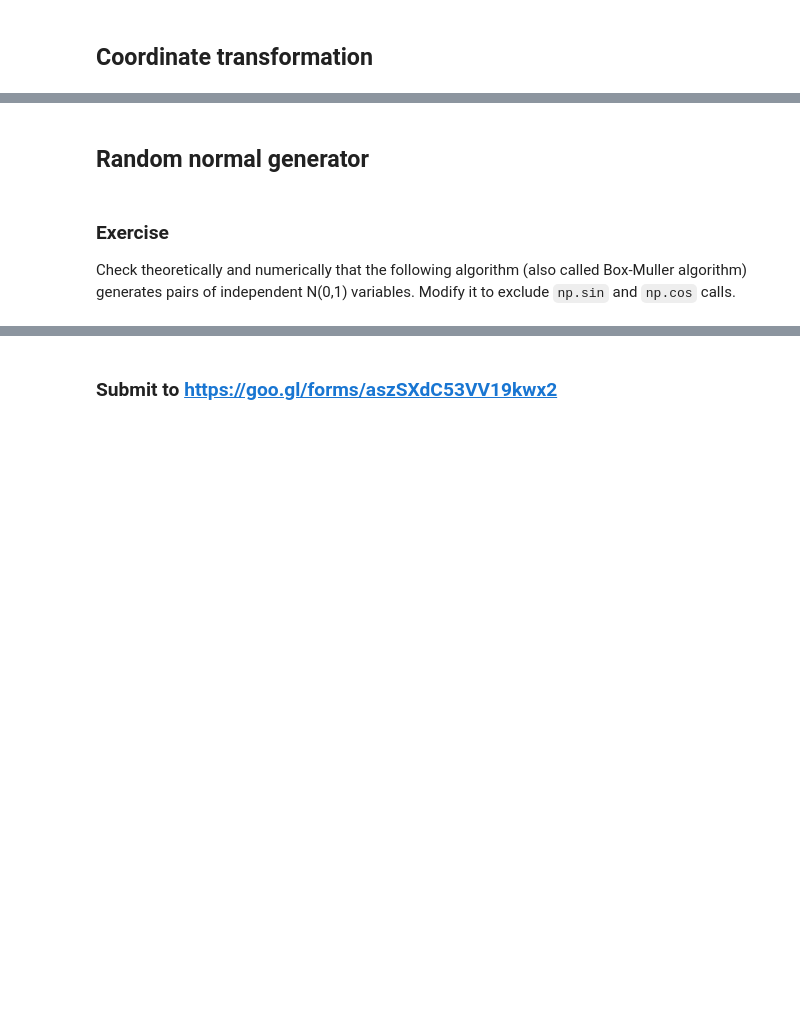
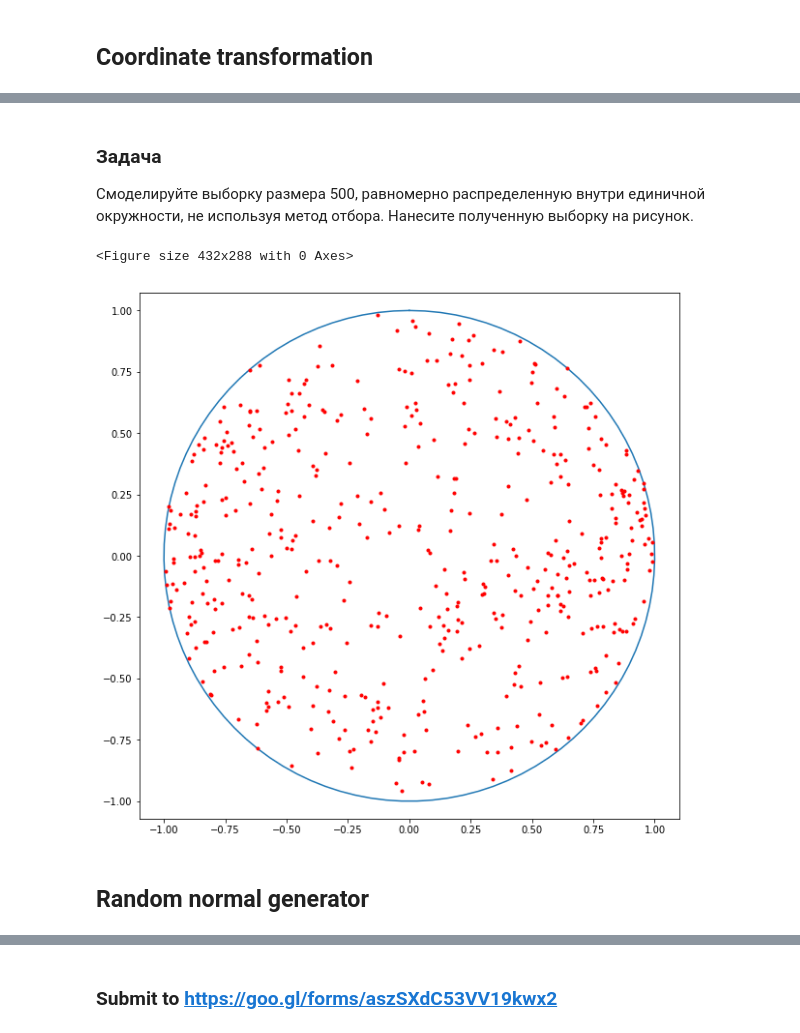
Before and after one commit to DzhamilyaS/practice, a Jupyter notebook: Homework5.ipynb, the cells around one changed output, grey strips where cells are left out. Cells and saved outputs as stored; diff of their text form; code cells hidden in the pictures; blank space fills up the shorter version.

````diff
--- a/Homework5.ipynb
+++ b/Homework5.ipynb
@@ -224,0 +274,33 @@ plt.show()
+# %% [markdown]
+### Задача
+Смоделируйте выборку размера 500, равномерно распределенную внутри единичной окружности, не используя метод отбора. Нанесите полученную выборку на рисунок.
+# %%
+from matplotlib.patches import Circle
+
+plt.figure()
+plt.figure(figsize=(10,10))
+
+def rng(m=2**32, a=1103515245, c=12345):
+    rng.current = (a * rng.current + c) % m
+    return rng.current / m
+rng.current = 1
+countUni = 500
+
+t = np.linspace(0, 2 * np.pi, 100)
+p1 = plt.plot(np.sin(t), np.cos(t))
+plt.axis('equal')
+
+#Генерируем равномерное распределение на отрезке от -1 до 1 - это положение точки икс
+rngx = [(rng() * 2 - 1) for i in range(countUni)]
+#Создаём функцию, генерирующую случайную точку на отрезке от -sqrt(1 - x^2) до +sqrt(1 - x^2) - это наш игрэк
+def rngR(x):
+    t = math.sqrt(1 - x**2)
+    return (rng() * 2 * t - t)
+for i in range(countUni):
+    temp  = rngR(rngx[i])
+    p2 = plt.plot(rngx[i], temp, 'r.', alpha = 1.0)
+
+plt.show()
+# %% [output]
+<Figure size 432x288 with 0 Axes>
+[figure, added]
@@ -225,5 +309,2 @@ plt.show()
 # %% [markdown]
 ## Random normal generator
-# %% [markdown]
-### Exercise
-Check theoretically and numerically that the following algorithm (also called Box-Muller algorithm) generates pairs of independent N(0,1) variables. Modify it to exclude ```np.sin``` and ```np.cos``` calls.
````
Also changed, not shown: parts of 82 cells of this notebook.
